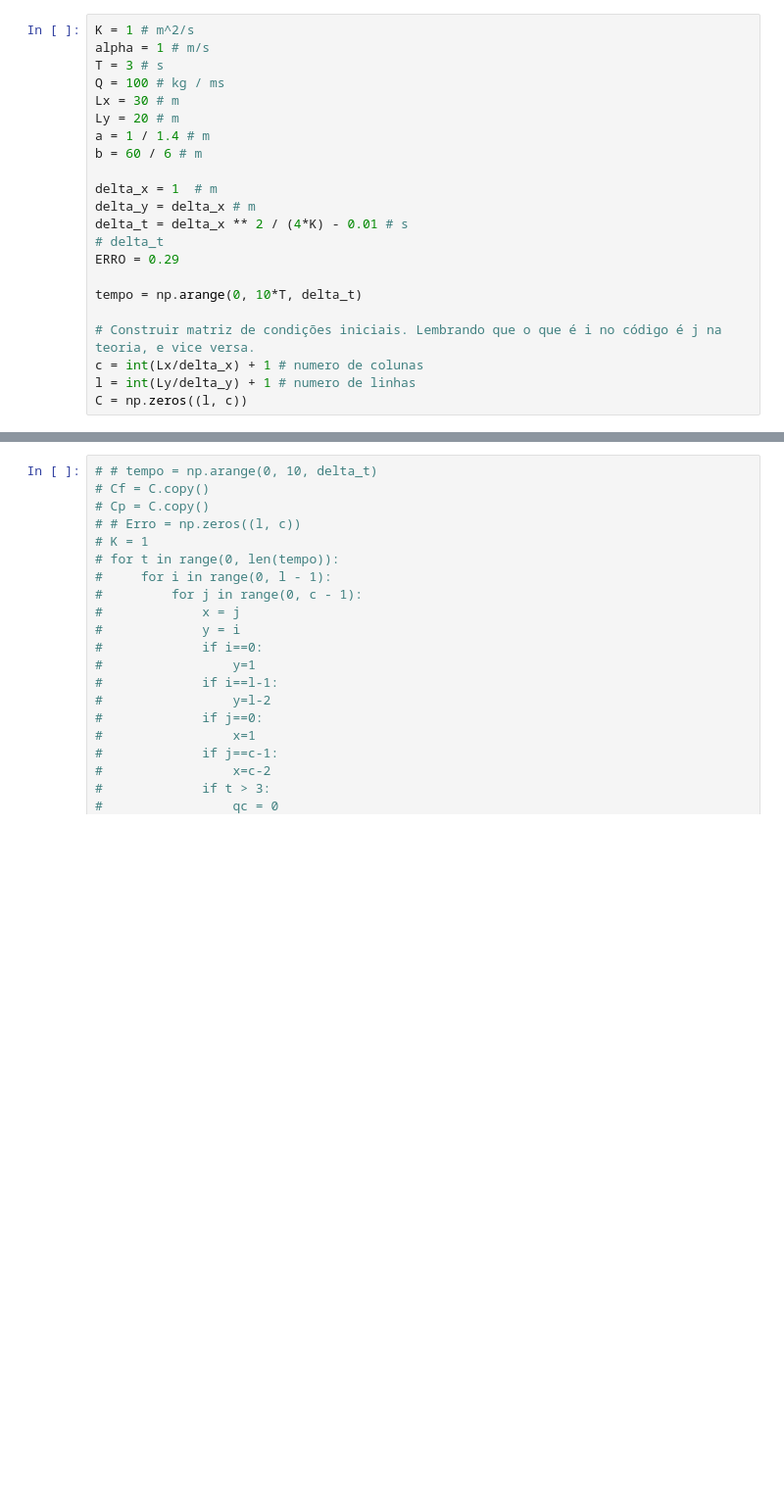
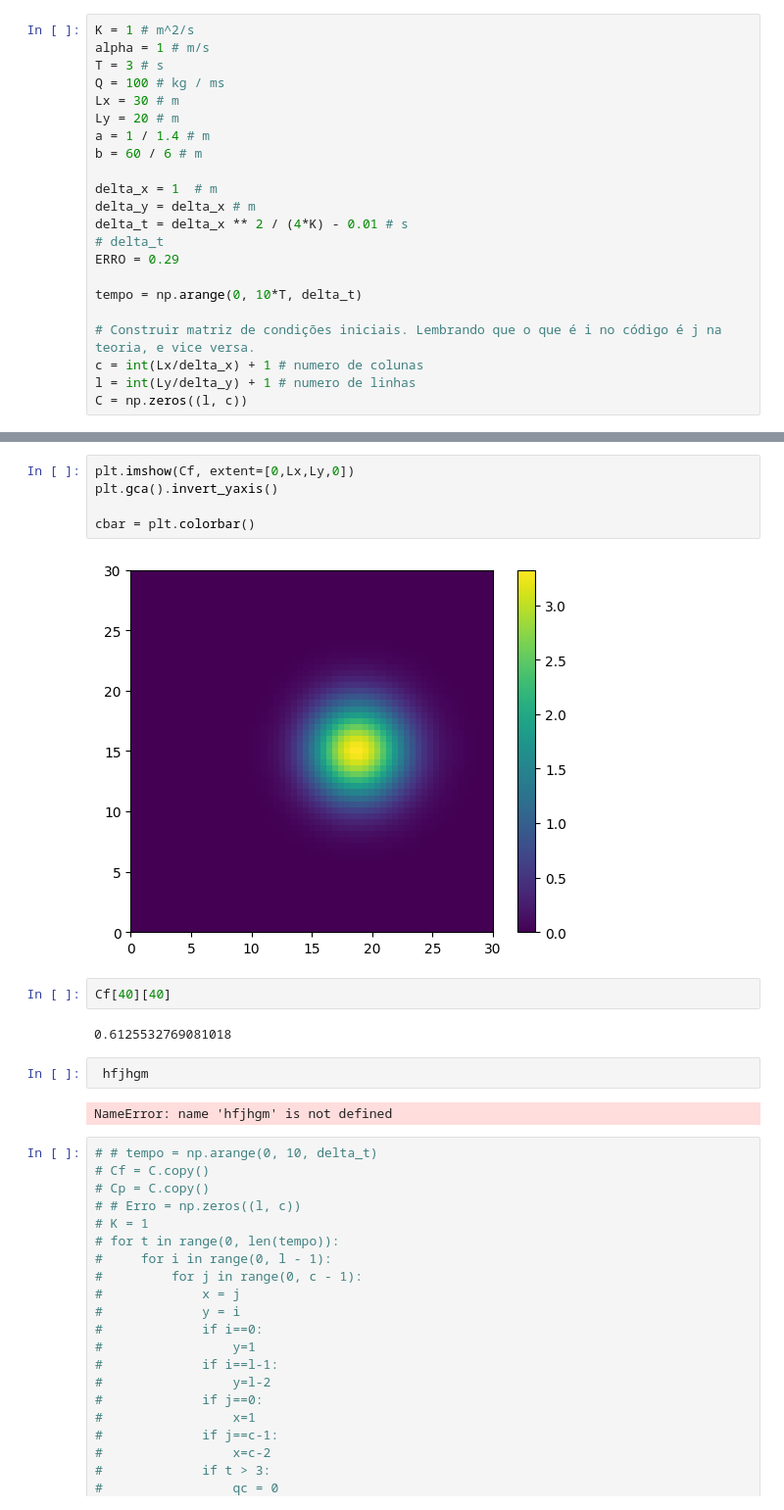
Before and after one commit to LucaMizrahi/aps2_transcal, a Jupyter notebook: aps2.ipynb, the cells around one changed output, grey strips where cells are left out. Shown at 98% size. Drawn from its saved outputs; the diff is of its cells as text; blank space fills up the shorter version.

```diff
--- a/aps2.ipynb
+++ b/aps2.ipynb
@@ -85,3 +146,18 @@ plt.show()
+# %%
+plt.imshow(Cf, extent=[0,Lx,Ly,0])
+plt.gca().invert_yaxis()
+
+cbar = plt.colorbar()
+# %% [output]
+[figure, added]
+# %%
+Cf[40][40]
+# %% [output]
+0.6125532769081018
+# %%
+ hfjhgm
+# %% [output]
+NameError: name 'hfjhgm' is not defined
 # %%
 # # tempo = np.arange(0, 10, delta_t)
 # Cf = C.copy()
```
Also changed, not shown: parts of 7 cells of this notebook.
